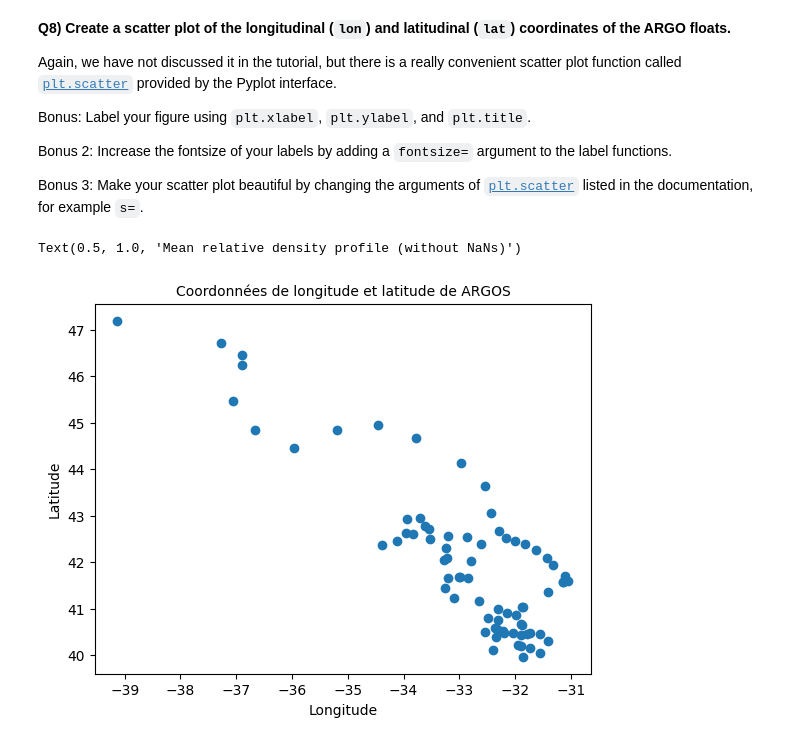
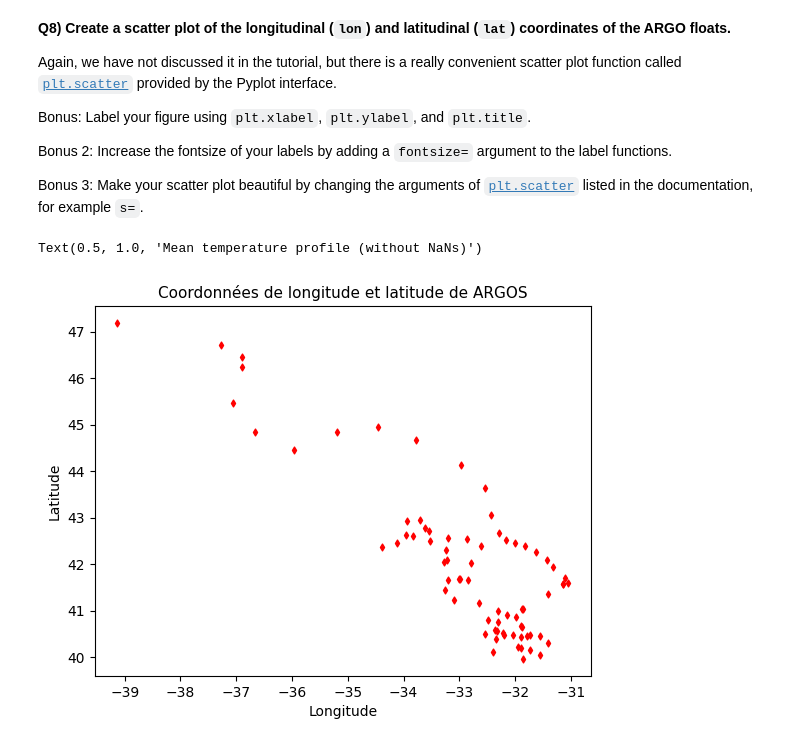
Before and after one commit to mdunand2/2023_Intro_Python, a Jupyter notebook: ML_EES/IP/W2_S1.ipynb, the cells around one changed output. Drawn from its saved outputs; the diff is of its cells as text; code cells hidden in the pictures.

```diff
--- a/ML_EES/IP/W2_S1.ipynb
+++ b/ML_EES/IP/W2_S1.ipynb
@@ -73,7 +73,7 @@ date = '/root/.cache/pooch/4e2111f8c8dc35a2e2c0f9ec759ecb61-EZwbaBqass1LhZO3DS3B
 # %% [markdown]
 Then, load the files as `numpy` arrays, for instance using list comprehension
 # %%
-P, level, T, lon, lat, S, date = [np.load(files[i]) for i in range(len(files))]
+date, level, T, lon, P, S, lat = [np.load(files[i]) for i in range(len(files))]
 # %%
 print(P)
 print(S)
@@ -453,12 +453,12 @@ Bonus 2: Increase the fontsize of your labels by adding a `fontsize=` argument t
 
 Bonus 3: Make your scatter plot beautiful by changing the arguments of [`plt.scatter`](https://matplotlib.org/stable/api/_as_gen/matplotlib.pyplot.scatter.html) listed in the documentation, for example `s=`.
 # %%
-plt.scatter(lon,lat)
+plt.scatter(lon,lat, s = 12, marker = 'd', color = 'red')
 plt.xlabel('Longitude') # Fancy bonuses
 plt.ylabel('Latitude')
-plt.title('Coordonnées de longitude et latitude de ARGOS', fontsize = 10)
+plt.title('Coordonnées de longitude et latitude de ARGOS', fontsize = 11)
 
 ___ # More fancy bonuses
 # %% [output]
-Text(0.5, 1.0, 'Mean relative density profile (without NaNs)')
+Text(0.5, 1.0, 'Mean temperature profile (without NaNs)')
-[figure, old version]
+[figure, new version]
```
Also changed, not shown: parts of 2 cells of this notebook.
